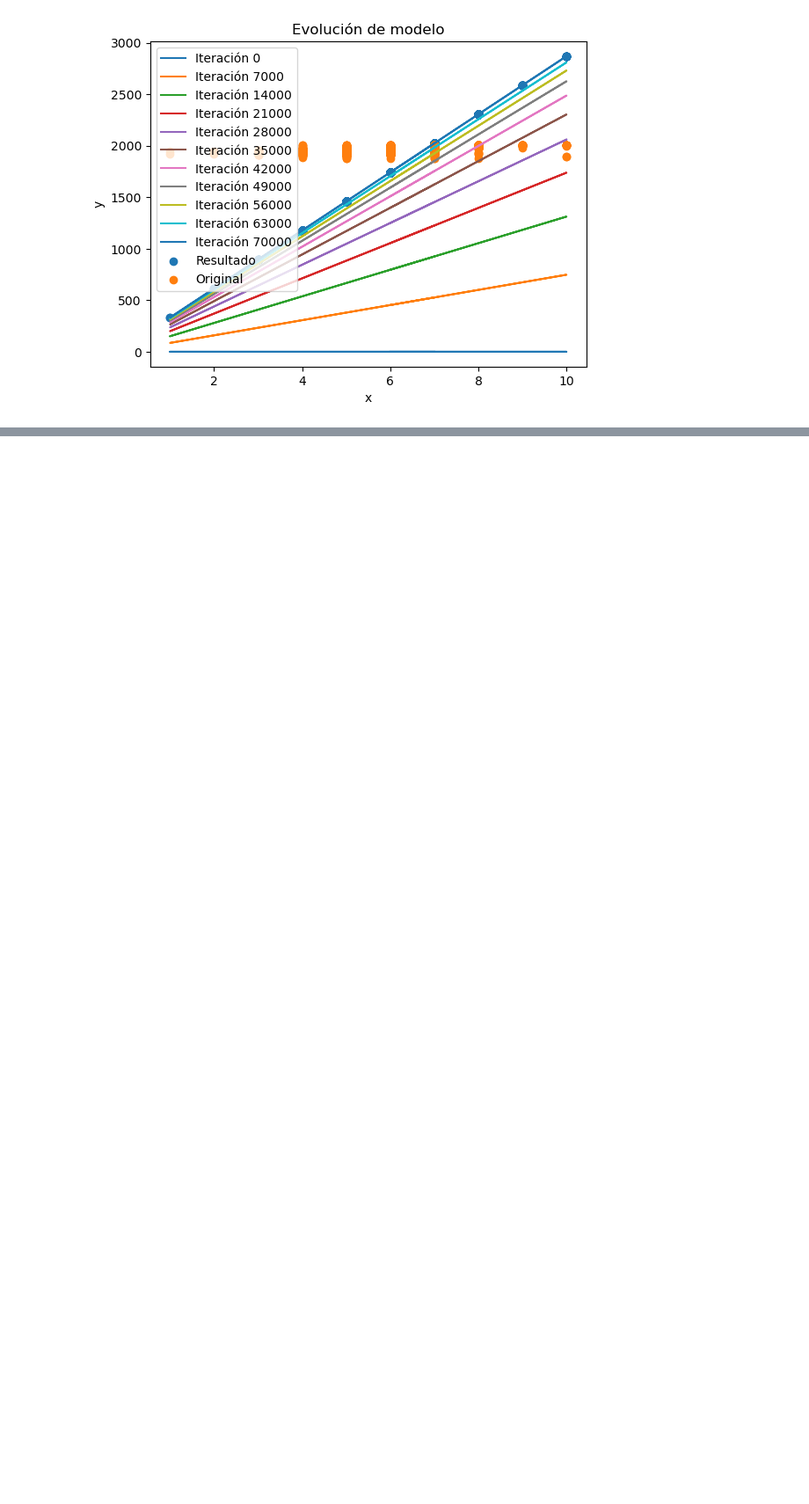
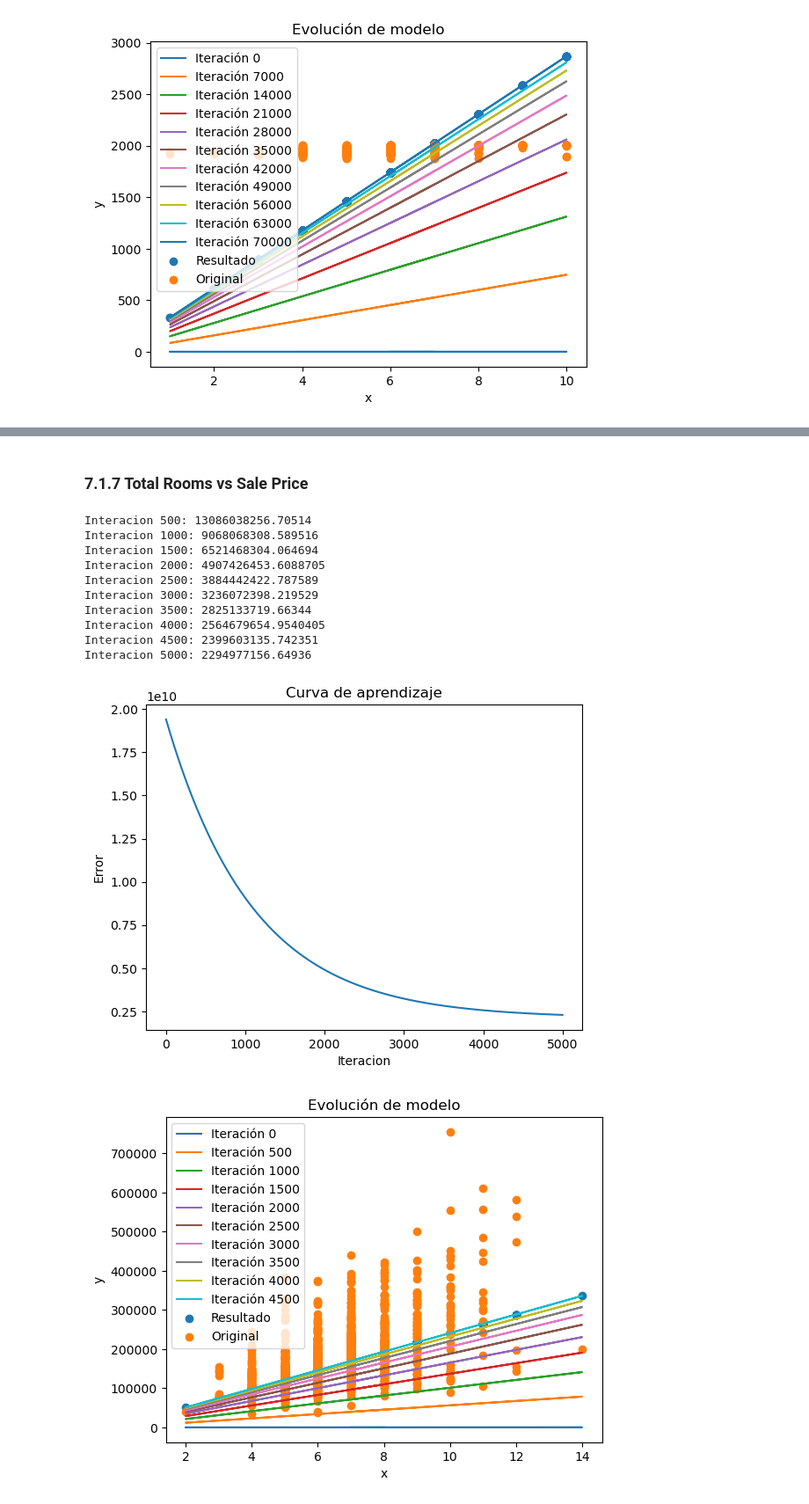
Before and after one commit to SirJose/Proyecto1, a Jupyter notebook: Proyecto1.ipynb, the cells around one changed output, grey strips where cells are left out. Shown at 88% size. Cells and saved outputs as stored; diff of their text form; code cells hidden in the pictures; blank space fills up the shorter version.

```diff
--- a/Proyecto1.ipynb
+++ b/Proyecto1.ipynb
@@ -596,0 +665,24 @@ Interacion 75000: 87206.47197659324
+# %% [markdown]
+### 7.1.7 Total Rooms vs Sale Price
+# %%
+epochs = 5000
+print_error_cada = 500
+alpha = 0.00001
+
+modelo1 = ModeloRegresionLineal()
+parametros, errores = modelo1.entrenarModelo(totalrooms,saleprice,epochs,print_error_cada,alpha)
+modelo1.plotCurvaAprendizaje()
+modelo1.plotModelo(500)
+# %% [output]
+Interacion 500: 13086038256.70514
+Interacion 1000: 9068068308.589516
+Interacion 1500: 6521468304.064694
+Interacion 2000: 4907426453.6088705
+Interacion 2500: 3884442422.787589
+Interacion 3000: 3236072398.219529
+Interacion 3500: 2825133719.66344
+Interacion 4000: 2564679654.9540405
+Interacion 4500: 2399603135.742351
+Interacion 5000: 2294977156.64936
+[figure, added]
+[figure, added]
```
Also changed, not shown: parts of 14 cells of this notebook.
